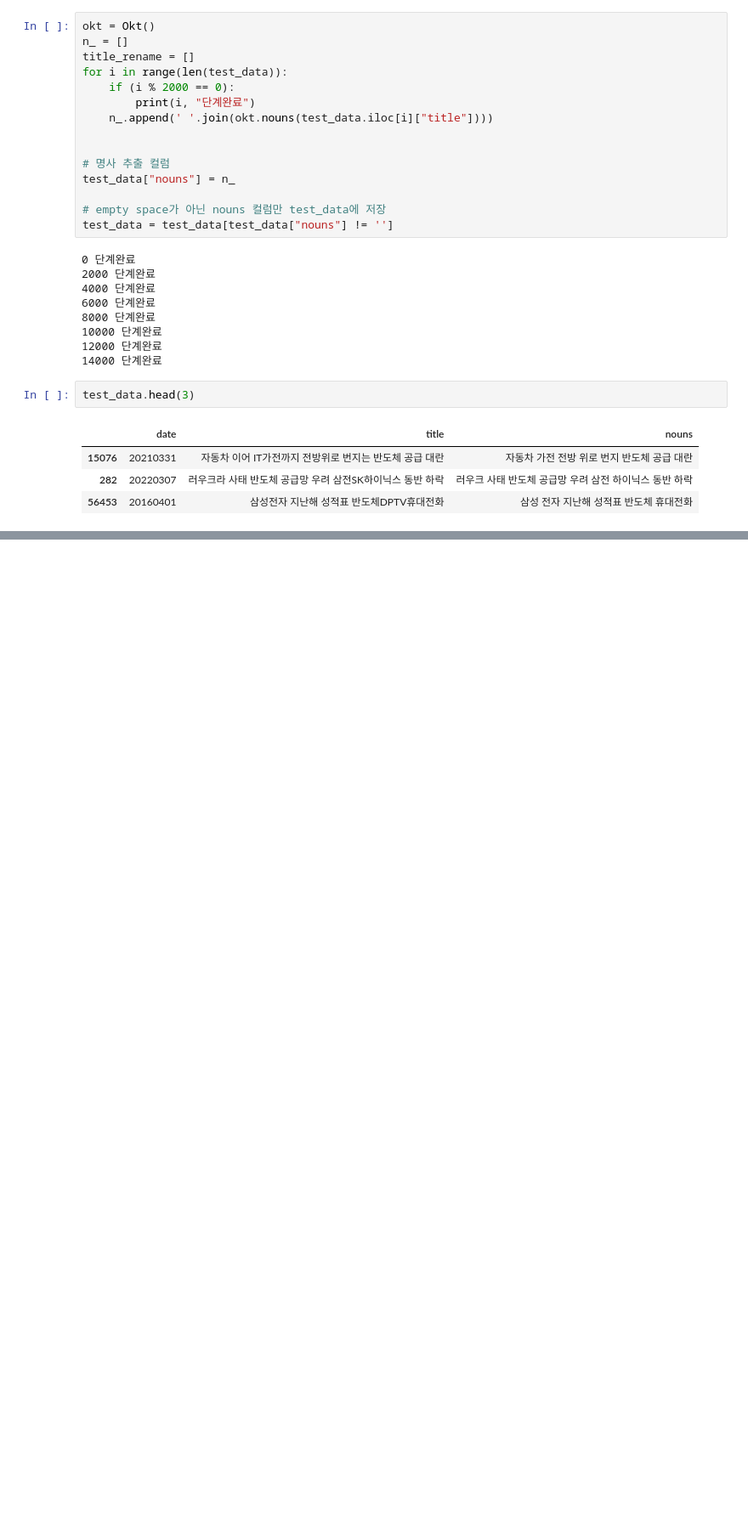
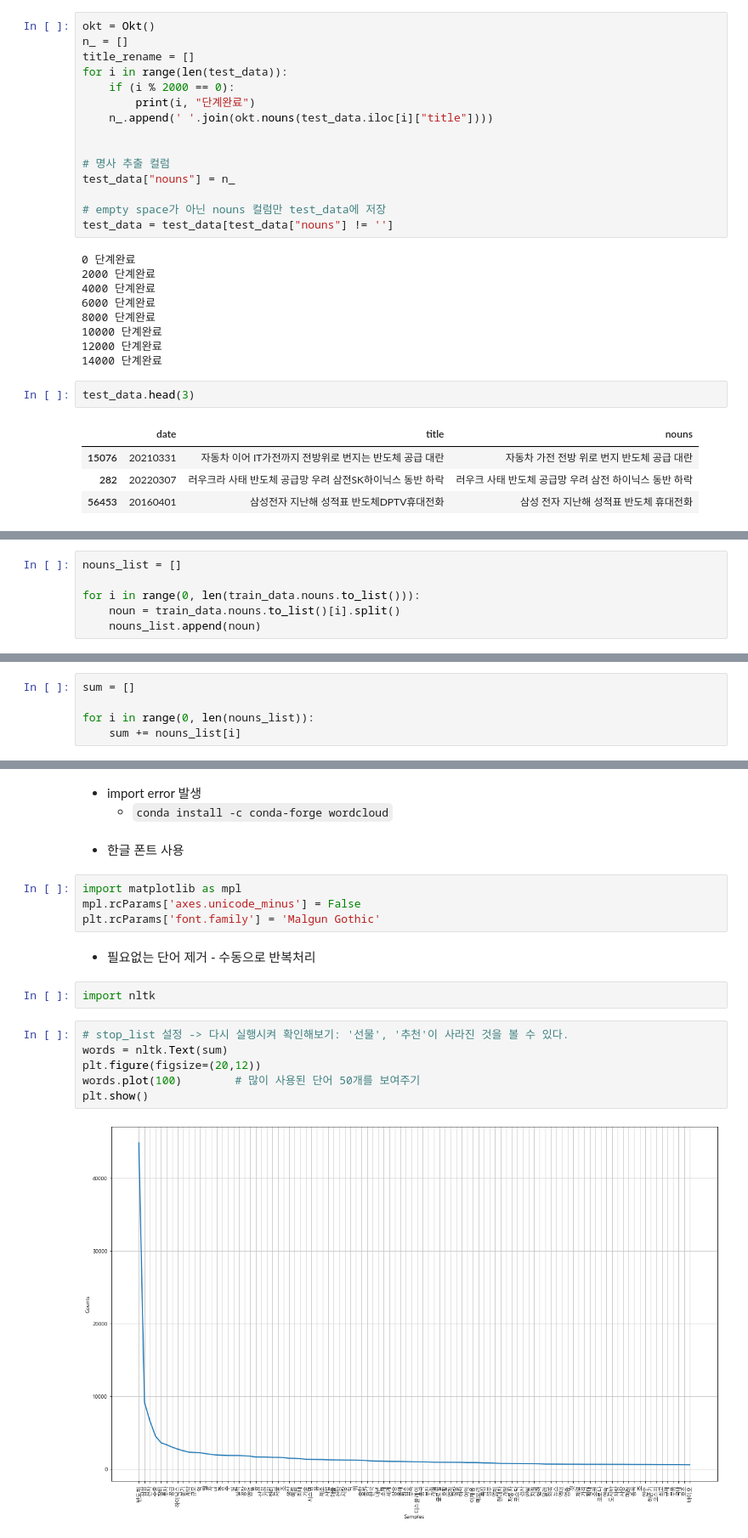
Before and after one commit to youngai1112/HK_Project, a Jupyter notebook: 7_자연어처리/04_네이버증권_한자번역.ipynb, the cells around one changed output, grey strips where cells are left out. Shown: that part at 85% size. Cells and saved outputs as stored; diff of their text form; blank space fills up the shorter version.

```diff
--- a/7_자연어처리/04_네이버증권_한자번역.ipynb
+++ b/7_자연어처리/04_네이버증권_한자번역.ipynb
@@ -313,0 +328,6 @@ print(platform.architecture())
+# %%
+nouns_list = []
+
+for i in range(0, len(train_data.nouns.to_list())):
+    noun = train_data.nouns.to_list()[i].split()
+    nouns_list.append(noun)
@@ -313,0 +376,5 @@ print(platform.architecture())
+# %%
+sum = []
+
+for i in range(0, len(nouns_list)):
+    sum += nouns_list[i]
@@ -313,0 +445,21 @@ print(platform.architecture())
+# %% [markdown]
+- import error 발생
+    - `conda install -c conda-forge wordcloud`
+# %% [markdown]
+- 한글 폰트 사용
+# %%
+import matplotlib as mpl
+mpl.rcParams['axes.unicode_minus'] = False
+plt.rcParams['font.family'] = 'Malgun Gothic'
+# %% [markdown]
+- 필요없는 단어 제거 - 수동으로 반복처리
+# %%
+import nltk
+# %%
+# stop_list 설정 -> 다시 실행시켜 확인해보기: '선물', '추천'이 사라진 것을 볼 수 있다.
+words = nltk.Text(sum)
+plt.figure(figsize=(20,12))
+words.plot(100)        # 많이 사용된 단어 50개를 보여주기
+plt.show()
+# %% [output]
+[figure, added]
```
Also changed, not shown: parts of 22 cells of this notebook.
